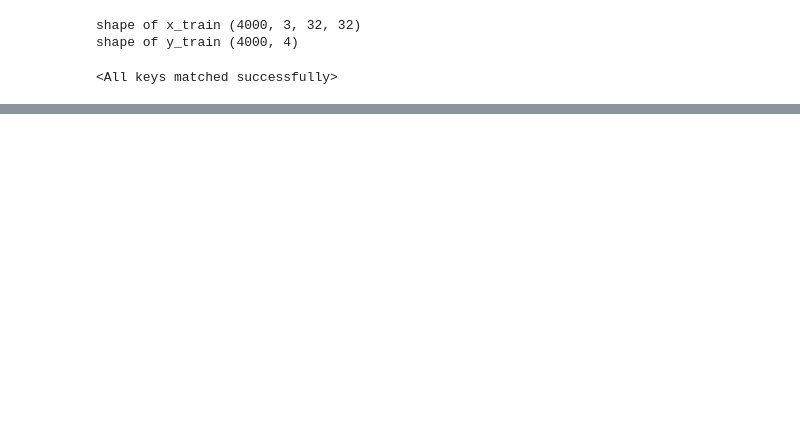
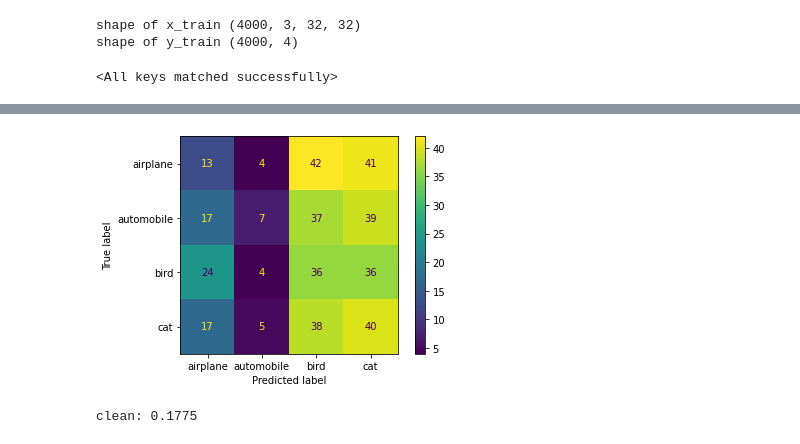
Before and after one commit to agrzheng/qiskit, a Jupyter notebook: Hybrid-qnn/qiskit-cifar10-WaNet.ipynb, the cells around one changed output, grey strips where cells are left out. Drawn from its saved outputs; the diff is of its cells as text; code cells hidden in the pictures; blank space fills up the shorter version.

```diff
--- a/Hybrid-qnn/qiskit-cifar10-WaNet.ipynb
+++ b/Hybrid-qnn/qiskit-cifar10-WaNet.ipynb
@@ -285,0 +296,13 @@ classifier.fit(poisoned_x_train, poisoned_y_train, nb_epochs=5, batch_size=4,ver
+# %%
+confusion_matrix = metrics.confusion_matrix(testset.targets, x_pred)
+cm_display = metrics.ConfusionMatrixDisplay(confusion_matrix = confusion_matrix, display_labels = class_descr)
+
+cm_display.plot()
+plt.show()
+# %% [output]
+[figure, added]
+# %%
+Accuracy = metrics.accuracy_score(np.argmax(y_test,axis=1), x_pred)
+print('clean:',Accuracy)
+# %% [output]
+clean: 0.1775
```
Also changed, not shown: parts of 13 cells of this notebook, 12 other files.
